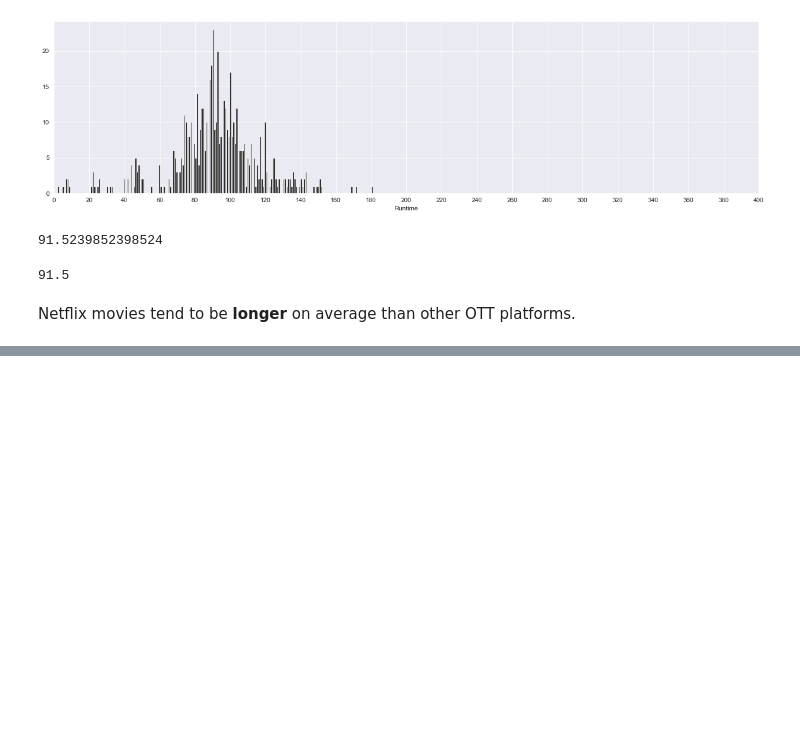
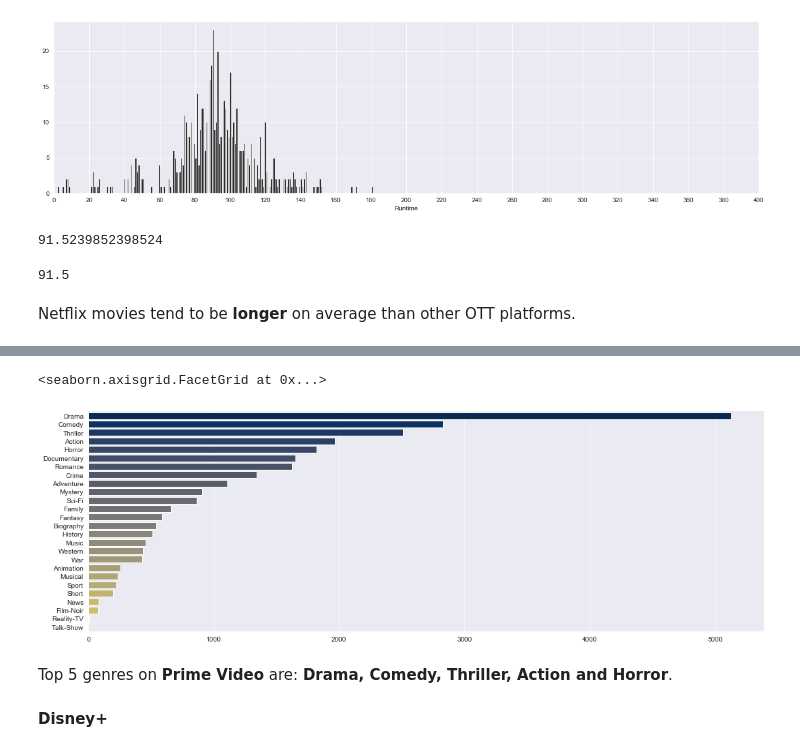
Before and after one commit to SalimAmarti/OTT_movies_Project, a Jupyter notebook: OTT project.ipynb, the cells around one changed output, grey strips where cells are left out. Drawn from its saved outputs; the diff is of its cells as text; code cells hidden in the pictures; blank space fills up the shorter version.

```diff
--- a/OTT project.ipynb
+++ b/OTT project.ipynb
@@ -546,0 +617,13 @@ Netflix movies tend to be **longer** on average than other OTT platforms.
+# %%
+top_genre_prime = top_genre.drop(['Netflix', 'Hulu', 'Disney+'],axis=1).groupby(['Prime Video']).sum().iloc[1]
+top_genre_prime = pd.DataFrame(top_genre_prime).sort_values(1,ascending=False)
+top_genre_prime = top_genre_prime.transpose()
+# %%
+sns.catplot(data=top_genre_prime,kind='bar',palette='cividis',height=5,aspect=3,orient='h')
+# %% [output]
+<seaborn.axisgrid.FacetGrid at 0x...>
+[figure, added]
+# %% [markdown]
+Top 5 genres on **Prime Video** are: **Drama, Comedy, Thriller, Action and Horror**.
+# %% [markdown]
+**Disney+**
```
Also changed, not shown: parts of 31 cells of this notebook.
